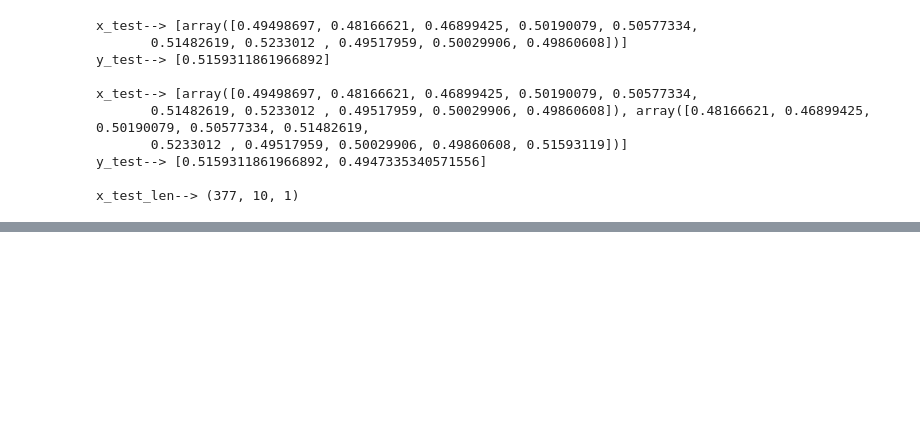
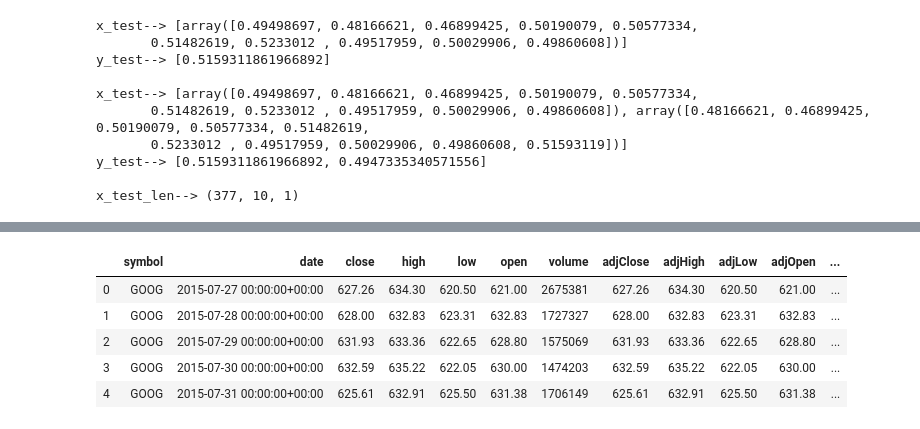
Before and after one commit to abhaydhiman/stock_predictions, a Jupyter notebook: Untitled.ipynb, the cells around one changed output, grey strips where cells are left out. Drawn from its saved outputs; the diff is of its cells as text; code cells hidden in the pictures; blank space fills up the shorter version.

```diff
--- a/Untitled.ipynb
+++ b/Untitled.ipynb
@@ -207,0 +208,10 @@ rmse
+# %%
+k = df.reset_index()
+k.head()
+# %% [output]
+|  | symbol | date | close | high | low | open | volume | adjClose | adjHigh | adjLow | adjOpen | ... |
+| 0 | GOOG | 2015-07-27 00:00:00+00:00 | 627.26 | 634.30 | 620.50 | 621.00 | 2675381 | 627.26 | 634.30 | 620.50 | 621.00 | ... |
+| 1 | GOOG | 2015-07-28 00:00:00+00:00 | 628.00 | 632.83 | 623.31 | 632.83 | 1727327 | 628.00 | 632.83 | 623.31 | 632.83 | ... |
+| 2 | GOOG | 2015-07-29 00:00:00+00:00 | 631.93 | 633.36 | 622.65 | 628.80 | 1575069 | 631.93 | 633.36 | 622.65 | 628.80 | ... |
+| 3 | GOOG | 2015-07-30 00:00:00+00:00 | 632.59 | 635.22 | 622.05 | 630.00 | 1474203 | 632.59 | 635.22 | 622.05 | 630.00 | ... |
+| 4 | GOOG | 2015-07-31 00:00:00+00:00 | 625.61 | 632.91 | 625.50 | 631.38 | 1706149 | 625.61 | 632.91 | 625.50 | 631.38 | ... |
```
Also changed, not shown: parts of 10 cells of this notebook.
